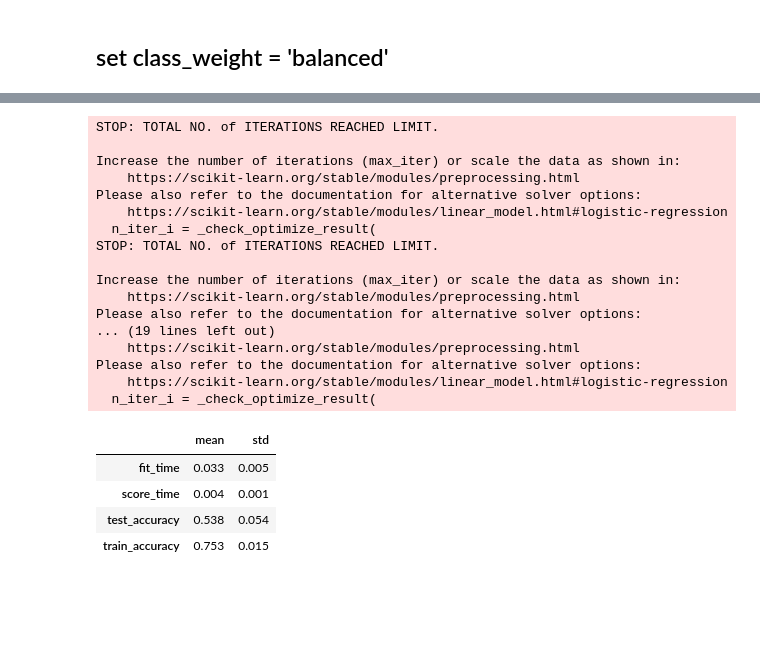
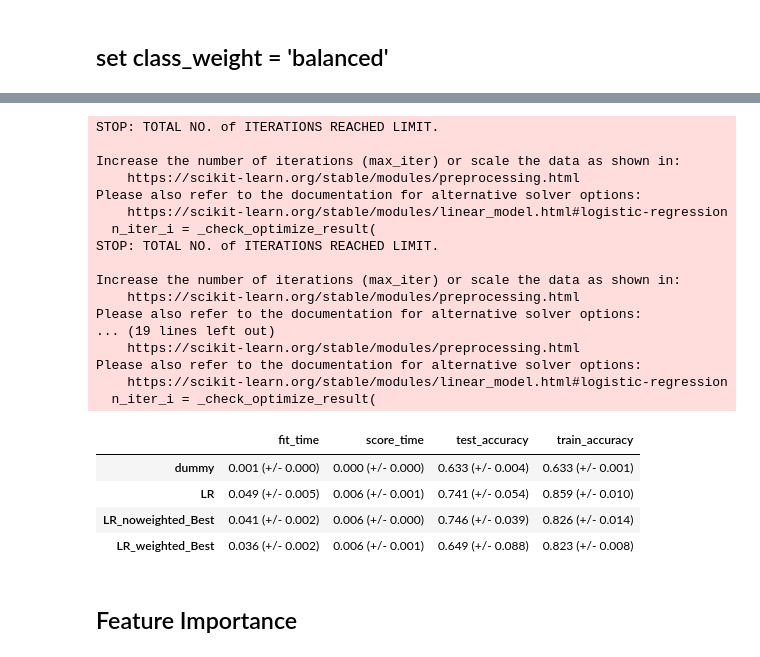
Before and after one commit to Capstone-Project-JYSF/Allard, a Jupyter notebook: models/logistic_regression.ipynb, the cells around one changed output, grey strips where cells are left out. Saved outputs shown, nothing was run; the diff lists cells and outputs as text; code cells hidden in the pictures; blank space fills up the shorter version.

```diff
--- a/models/logistic_regression.ipynb
+++ b/models/logistic_regression.ipynb
@@ -158,0 +215,8 @@ cross_val_results['dummy']
+# %%
+pipe = make_pipeline(preprocessor, LogisticRegression(multi_class='multinomial', solver='lbfgs', max_iter=1000))
+
+
+results["LR"] = mean_std_cross_val_scores(
+    pipe, X_train, y_train, return_train_score=True, scoring=scoring_metrics
+)
+pd.DataFrame(results).T
@@ -165,7 +232,7 @@ from scipy.stats import loguniform
 from sklearn.model_selection import RandomizedSearchCV
 
 
-lr = LogisticRegression(random_state=123, multi_class='multinomial', solver='lbfgs') #class_weight = 'balanced',solver='lbfgs',
+lr = LogisticRegression(random_state=123, multi_class='multinomial', solver='lbfgs', max_iter=1000) #class_weight = 'balanced',solver='lbfgs',
 pipe_lr = make_pipeline(preprocessor, lr)
 
 param_dist = {
@@ -210,7 +277,9 @@ random_search.best_score_
 # %%
-lr_2 = LogisticRegression(random_state=123, C = 0.36913136191432777, solver='lbfgs', multi_class='multinomial')
+lr_2 = LogisticRegression(random_state=123, C = 0.36913136191432777, solver='lbfgs', multi_class='multinomial', max_iter=1000)
 pipe_lr2 = make_pipeline(preprocessor, lr_2)
 
-cross_val_results['logreg_best'] = pd.DataFrame(cross_validate(pipe_lr2, X_train, y_train, cv=5, scoring = scoring_metrics, return_train_score=True)).agg(['mean', 'std']).round(3).T
-cross_val_results['logreg_best']
+results["LR_noweighted_Best"] = mean_std_cross_val_scores(
+    pipe_lr2, X_train, y_train, return_train_score=True, scoring=scoring_metrics
+)
+pd.DataFrame(results).T
 # %% [output]
@@ -222,7 +290,7 @@ cross_val_results['logreg_best']
 # %% [markdown]
 ## set class_weight = 'balanced'
 # %%
-lr3 = LogisticRegression(random_state=123, class_weight = 'balanced',solver='lbfgs', multi_class='multinomial')
+lr3 = LogisticRegression(random_state=123, class_weight = 'balanced',solver='lbfgs', multi_class='multinomial', max_iter=1000)
 pipe_lr3 = make_pipeline(preprocessor, lr3)
 
 param_dist = {
@@ -270,29 +331,33 @@ print(random_search.best_score_)
 # %%
-lr_3 = LogisticRegression(random_state=123, C = 766.6289057556017,class_weight = 'balanced', solver='lbfgs', multi_class='multinomial')
+lr_3 = LogisticRegression(random_state=123, C = 1.5463515822289584,class_weight = 'balanced', solver='lbfgs', multi_class='multinomial')
 pipe_lr3 = make_pipeline(preprocessor, lr_3)
 
-cross_val_results['logreg_best'] = pd.DataFrame(cross_validate(pipe_lr3, X_train, y_train, cv=5, scoring = scoring_metrics, return_train_score=True)).agg(['mean', 'std']).round(3).T
-cross_val_results['logreg_best']
+results["LR_weighted_Best"] = mean_std_cross_val_scores(
+    pipe_lr3, X_train, y_train, return_train_score=True, scoring=scoring_metrics
+)
+pd.DataFrame(results).T
 # %% [output]
 STOP: TOTAL NO. of ITERATIONS REACHED LIMIT.
 
 Increase the number of iterations (max_iter) or scale the data as shown in:
     https://scikit-learn.org/stable/modules/preprocessing.html
 Please also refer to the documentation for alternative solver options:
     https://scikit-learn.org/stable/modules/linear_model.html#logistic-regression
   n_iter_i = _check_optimize_result(
 STOP: TOTAL NO. of ITERATIONS REACHED LIMIT.
 
 Increase the number of iterations (max_iter) or scale the data as shown in:
     https://scikit-learn.org/stable/modules/preprocessing.html
 Please also refer to the documentation for alternative solver options:
 ... (19 lines left out)
     https://scikit-learn.org/stable/modules/preprocessing.html
 Please also refer to the documentation for alternative solver options:
     https://scikit-learn.org/stable/modules/linear_model.html#logistic-regression
   n_iter_i = _check_optimize_result(
-|  | mean | std |
-| fit_time | 0.033 | 0.005 |
-| score_time | 0.004 | 0.001 |
-| test_accuracy | 0.538 | 0.054 |
-| train_accuracy | 0.753 | 0.015 |
+|  | fit_time | score_time | test_accuracy | train_accuracy |
+| dummy | 0.001 (+/- 0.000) | 0.000 (+/- 0.000) | 0.633 (+/- 0.004) | 0.633 (+/- 0.001) |
+| LR | 0.049 (+/- 0.005) | 0.006 (+/- 0.001) | 0.741 (+/- 0.054) | 0.859 (+/- 0.010) |
+| LR_noweighted_Best | 0.041 (+/- 0.002) | 0.006 (+/- 0.000) | 0.746 (+/- 0.039) | 0.826 (+/- 0.014) |
+| LR_weighted_Best | 0.036 (+/- 0.002) | 0.006 (+/- 0.001) | 0.649 (+/- 0.088) | 0.823 (+/- 0.008) |
+# %% [markdown]
+## Feature Importance
```
Also changed, not shown: parts of 30 cells of this notebook.
